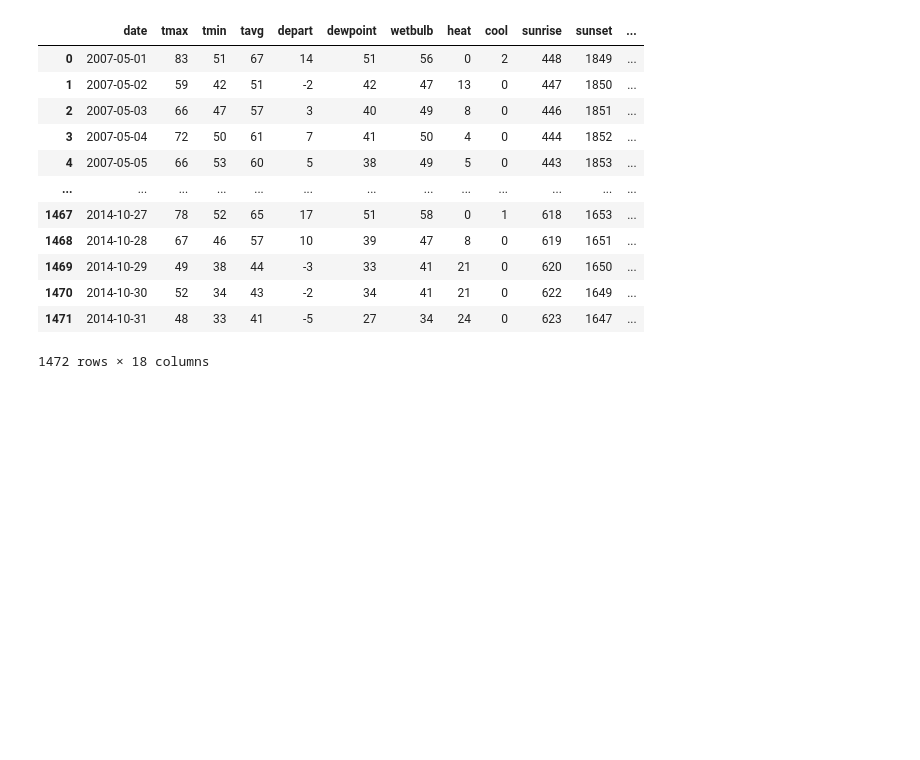
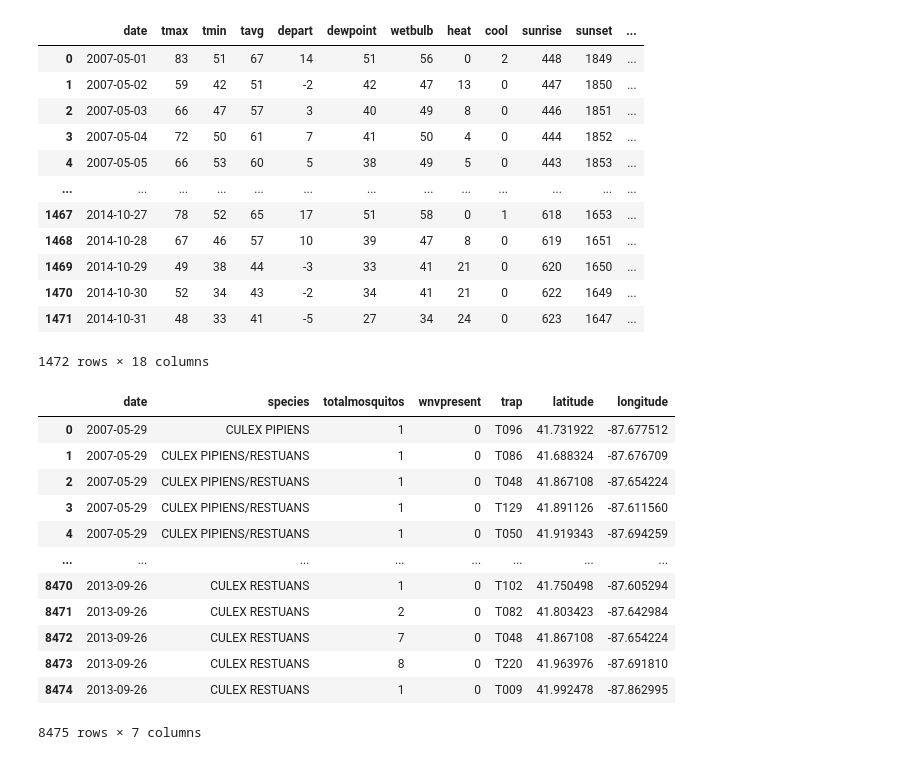
Before and after one commit to kevwee-lab/G.A-Project-4, a Jupyter notebook: working-folder/Rifqi/Prelim EDA (Roughpaper).ipynb, the cells around one changed output. Cells and saved outputs as stored; diff of their text form; code cells hidden in the pictures; blank space fills up the shorter version.

```diff
--- a/working-folder/Rifqi/Prelim EDA (Roughpaper).ipynb
+++ b/working-folder/Rifqi/Prelim EDA (Roughpaper).ipynb
@@ -560,0 +565,16 @@ weather_clean
+# %%
+trainzq
+# %% [output]
+|  | date | species | totalmosquitos | wnvpresent | trap | latitude | longitude |
+| 0 | 2007-05-29 | CULEX PIPIENS | 1 | 0 | T096 | 41.731922 | -87.677512 |
+| 1 | 2007-05-29 | CULEX PIPIENS/RESTUANS | 1 | 0 | T086 | 41.688324 | -87.676709 |
+| 2 | 2007-05-29 | CULEX PIPIENS/RESTUANS | 1 | 0 | T048 | 41.867108 | -87.654224 |
+| 3 | 2007-05-29 | CULEX PIPIENS/RESTUANS | 1 | 0 | T129 | 41.891126 | -87.611560 |
+| 4 | 2007-05-29 | CULEX PIPIENS/RESTUANS | 1 | 0 | T050 | 41.919343 | -87.694259 |
+| ... | ... | ... | ... | ... | ... | ... | ... |
+| 8470 | 2013-09-26 | CULEX RESTUANS | 1 | 0 | T102 | 41.750498 | -87.605294 |
+| 8471 | 2013-09-26 | CULEX RESTUANS | 2 | 0 | T082 | 41.803423 | -87.642984 |
+| 8472 | 2013-09-26 | CULEX RESTUANS | 7 | 0 | T048 | 41.867108 | -87.654224 |
+| 8473 | 2013-09-26 | CULEX RESTUANS | 8 | 0 | T220 | 41.963976 | -87.691810 |
+| 8474 | 2013-09-26 | CULEX RESTUANS | 1 | 0 | T009 | 41.992478 | -87.862995 |
+8475 rows × 7 columns
```
Also changed, not shown: parts of 5 cells of this notebook, 1 other file.
